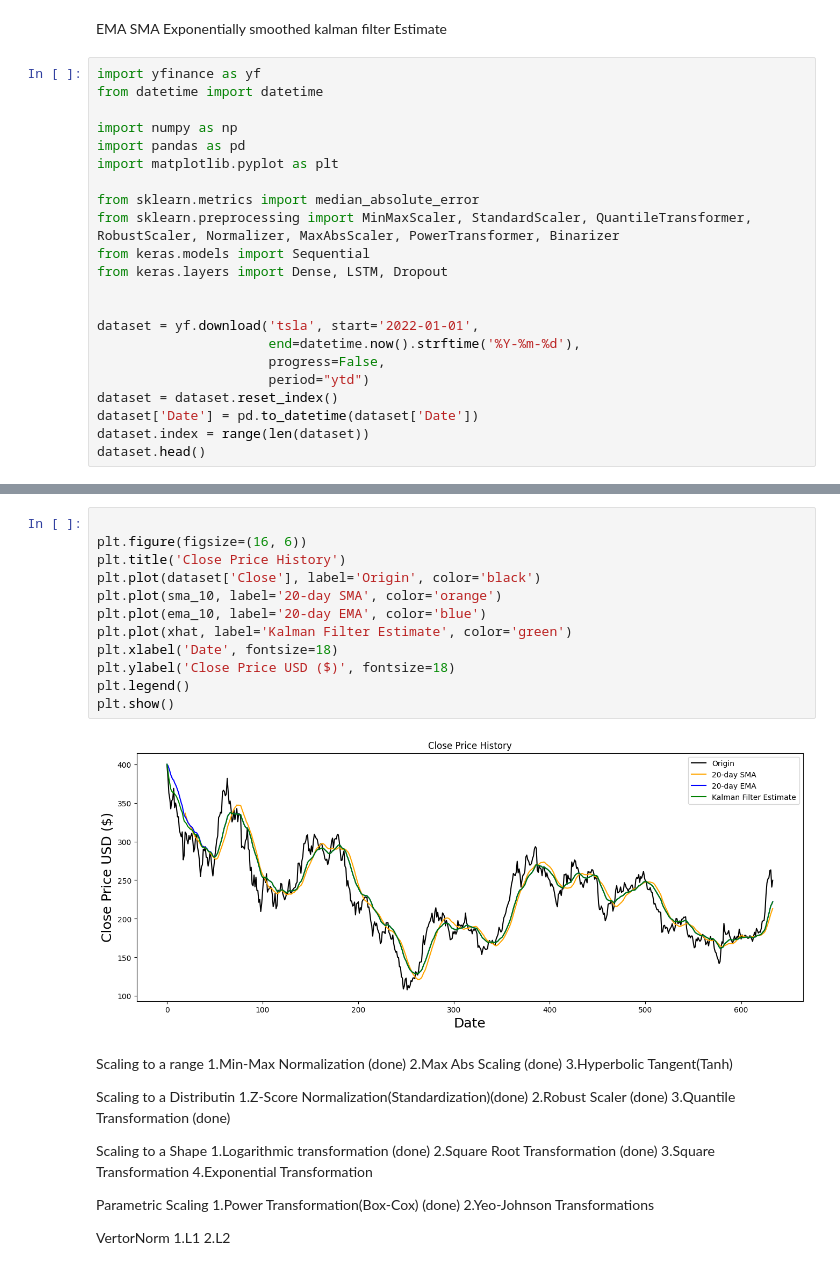
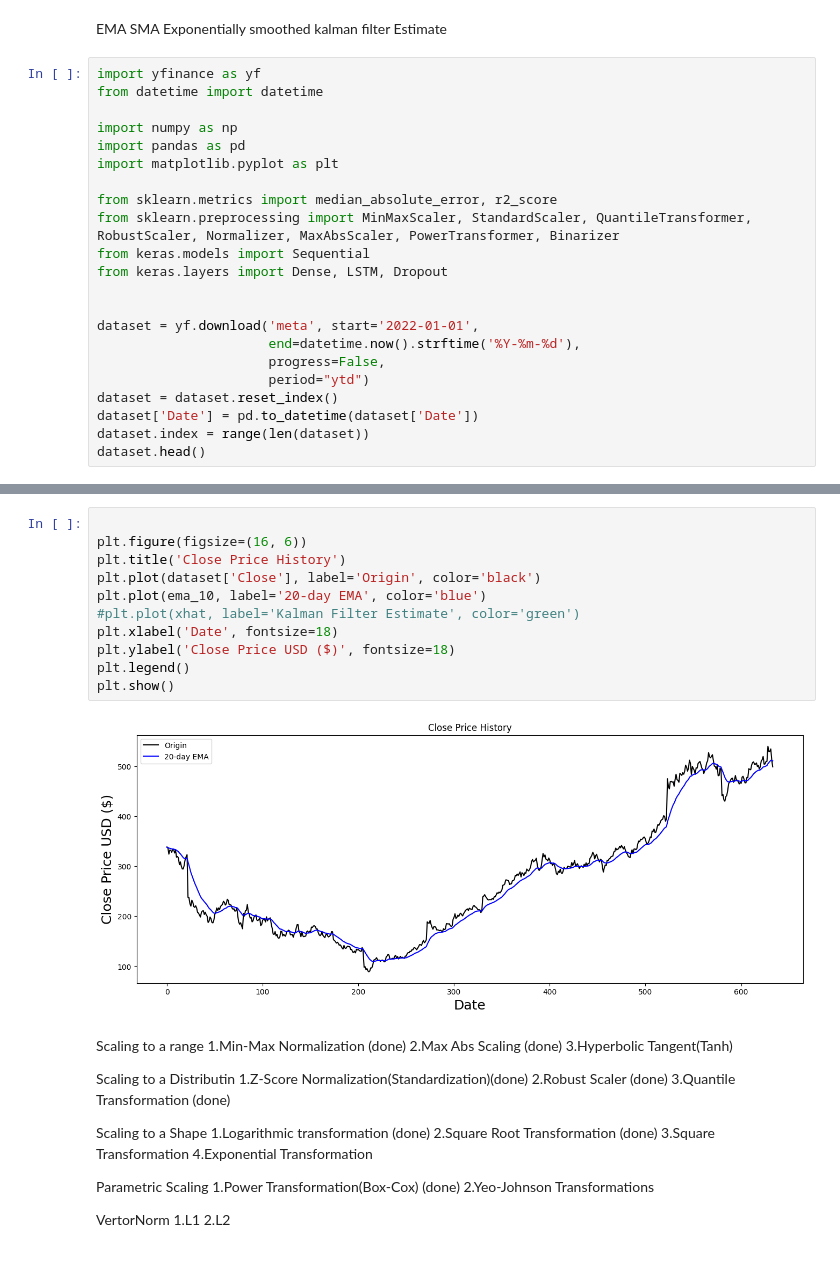
Before and after one commit to porchportal/stock-market-prediction-by--multi-Task-learning, a Jupyter notebook: VScodeML@2/speedPaper/SpeedPaper.ipynb, the cells around one changed output, grey strips where cells are left out. Saved outputs shown, nothing was run; the diff lists cells and outputs as text.

```diff
--- a/VScodeML@2/speedPaper/SpeedPaper.ipynb
+++ b/VScodeML@2/speedPaper/SpeedPaper.ipynb
@@ -35,13 +35,13 @@ import numpy as np
 import pandas as pd
 import matplotlib.pyplot as plt
 
-from sklearn.metrics import median_absolute_error
+from sklearn.metrics import median_absolute_error, r2_score
 from sklearn.preprocessing import MinMaxScaler, StandardScaler, QuantileTransformer, RobustScaler, Normalizer, MaxAbsScaler, PowerTransformer, Binarizer
 from keras.models import Sequential
 from keras.layers import Dense, LSTM, Dropout
 
 
-dataset = yf.download('tsla', start='2022-01-01',
+dataset = yf.download('meta', start='2022-01-01',
                       end=datetime.now().strftime('%Y-%m-%d'),
                       progress=False,
                       period="ytd")
@@ -89,17 +106,16 @@ training_data_len1 = int(np.ceil(len(data1.values)) * .85)
 # %%
 
 plt.figure(figsize=(16, 6))
 plt.title('Close Price History')
 plt.plot(dataset['Close'], label='Origin', color='black')
-plt.plot(sma_10, label='20-day SMA', color='orange')
 plt.plot(ema_10, label='20-day EMA', color='blue')
-plt.plot(xhat, label='Kalman Filter Estimate', color='green')
+#plt.plot(xhat, label='Kalman Filter Estimate', color='green')
 plt.xlabel('Date', fontsize=18)
 plt.ylabel('Close Price USD ($)', fontsize=18)
 plt.legend()
 plt.show()
 # %% [output]
-[figure, old version]
+[figure, new version]
 # %% [markdown]
 Scaling to a range
 1.Min-Max Normalization (done)
```
Also changed, not shown: parts of 28 cells of this notebook, 1 other file.
